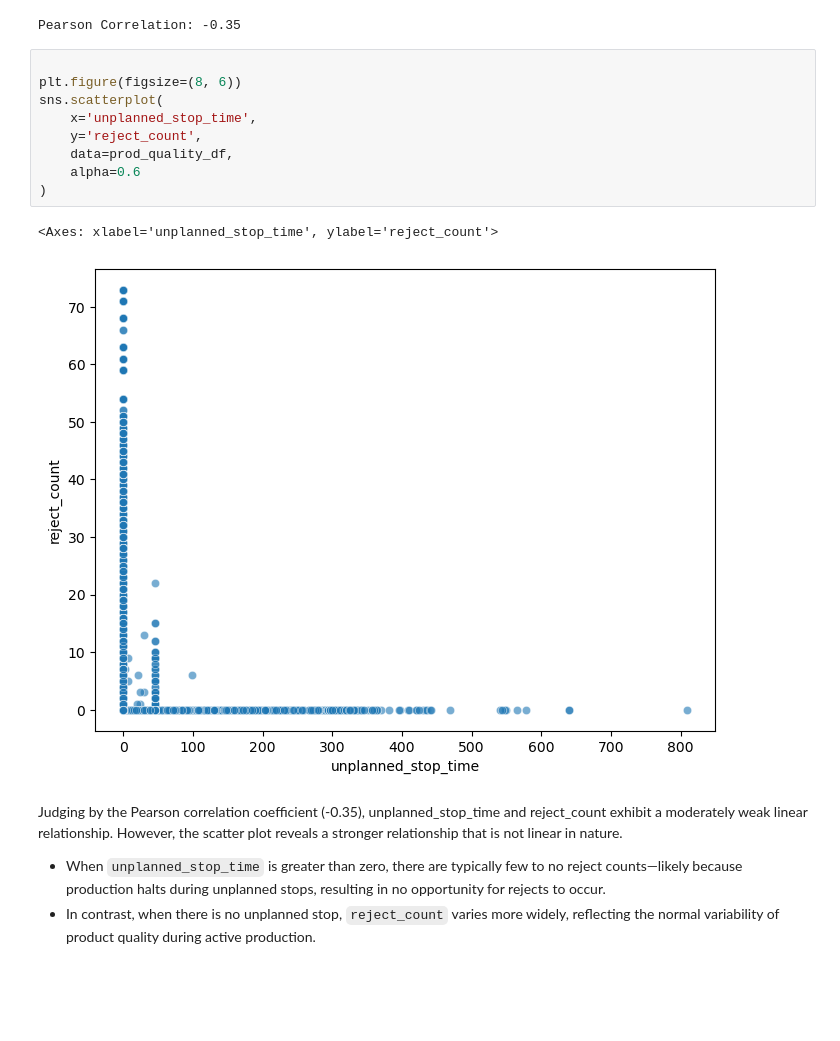
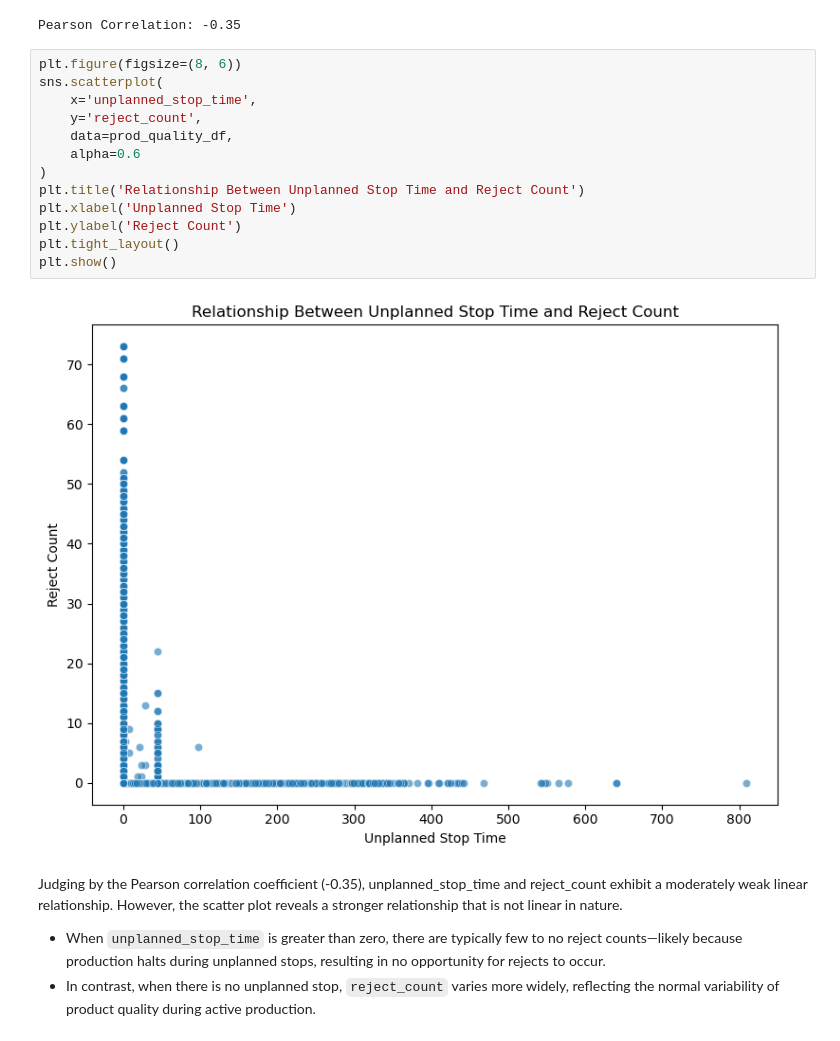
Before and after one commit to carrieyxia/BeerBo_Printing, a Jupyter notebook: manufacturing_analytics.ipynb, the cells around one changed output. Saved outputs shown, nothing was run; the diff lists cells and outputs as text; blank space fills up the shorter version.

```diff
--- a/manufacturing_analytics.ipynb
+++ b/manufacturing_analytics.ipynb
@@ -624,17 +624,20 @@ print(f"Pearson Correlation: {pearson_corr:.2f}")
 # %% [output]
 Pearson Correlation: -0.35
 # %%
-
 plt.figure(figsize=(8, 6))
 sns.scatterplot(
     x='unplanned_stop_time',
     y='reject_count',
     data=prod_quality_df,
     alpha=0.6
 )
+plt.title('Relationship Between Unplanned Stop Time and Reject Count')
+plt.xlabel('Unplanned Stop Time')
+plt.ylabel('Reject Count')
+plt.tight_layout()
+plt.show()
 # %% [output]
-<Axes: xlabel='unplanned_stop_time', ylabel='reject_count'>
-[figure, old version]
+[figure, new version]
 # %% [markdown]
 Judging by the Pearson correlation coefficient (-0.35), unplanned_stop_time and reject_count exhibit a moderately weak linear relationship. However, the scatter plot reveals a stronger relationship that is not linear in nature.
 - When `unplanned_stop_time` is greater than zero, there are typically few to no reject counts—likely because production halts during unplanned stops, resulting in no opportunity for rejects to occur.
```
Also changed, not shown: parts of 3 cells of this notebook.
